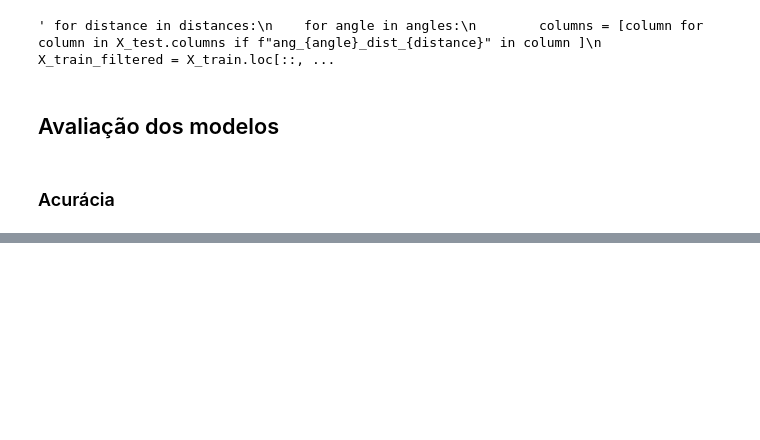
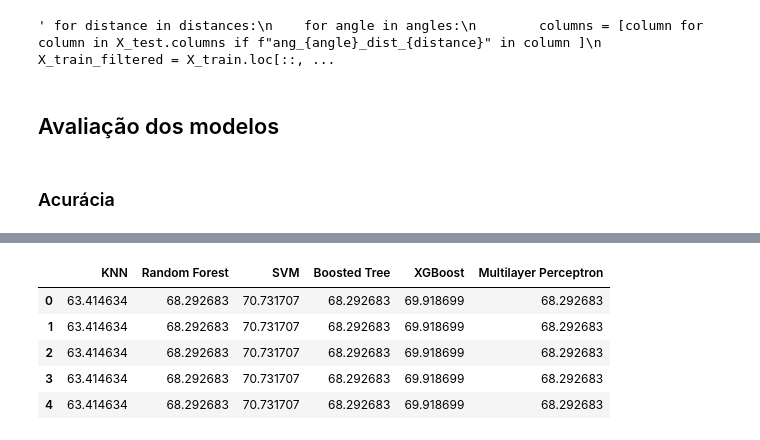
Before and after one commit to matheusssilva991/Radiomica, a Jupyter notebook: src/mamografia/model.ipynb, the cells around one changed output, grey strips where cells are left out. Drawn from its saved outputs; the diff is of its cells as text; code cells hidden in the pictures; blank space fills up the shorter version.

```diff
--- a/src/mamografia/model.ipynb
+++ b/src/mamografia/model.ipynb
@@ -352,0 +364,28 @@ merged_df
+# %%
+result = [
+    [58.536585, 60.975610, 63.414634, 60.975610, 65.853659, 60.975610],
+    [63.414634, 70.731707, 60.975610, 70.731707, 63.414634, 63.414634],
+    [65.853659, 68.292683, 75.609756, 65.853659, 73.170732, 68.292683],
+    [60.975610, 65.853659, 75.609756, 68.292683, 73.170732, 73.170732],
+    [68.292683, 68.292683, 63.414634, 73.170732, 63.414634, 63.414634],
+]
+
+columns=['KNN', 'Random Forest', 'SVM', 'Boosted Tree', 'XGBoost', 'Multilayer Perceptron']
+df = pd.DataFrame(result, columns=columns)
+
+def mean_without_extremes(df):
+    for col in df.columns:
+        df[col] = df[col].sort_values()
+        df[col] = df[col].drop(df[col].index[[0, -1]])
+        df[col] = df[col].mean()
+    return df
+
+df = mean_without_extremes(df)
+df
+# %% [output]
+|  | KNN | Random Forest | SVM | Boosted Tree | XGBoost | Multilayer Perceptron |
+| 0 | 63.414634 | 68.292683 | 70.731707 | 68.292683 | 69.918699 | 68.292683 |
+| 1 | 63.414634 | 68.292683 | 70.731707 | 68.292683 | 69.918699 | 68.292683 |
+| 2 | 63.414634 | 68.292683 | 70.731707 | 68.292683 | 69.918699 | 68.292683 |
+| 3 | 63.414634 | 68.292683 | 70.731707 | 68.292683 | 69.918699 | 68.292683 |
+| 4 | 63.414634 | 68.292683 | 70.731707 | 68.292683 | 69.918699 | 68.292683 |
```
Also changed, not shown: parts of 12 cells of this notebook, 8 other files.
